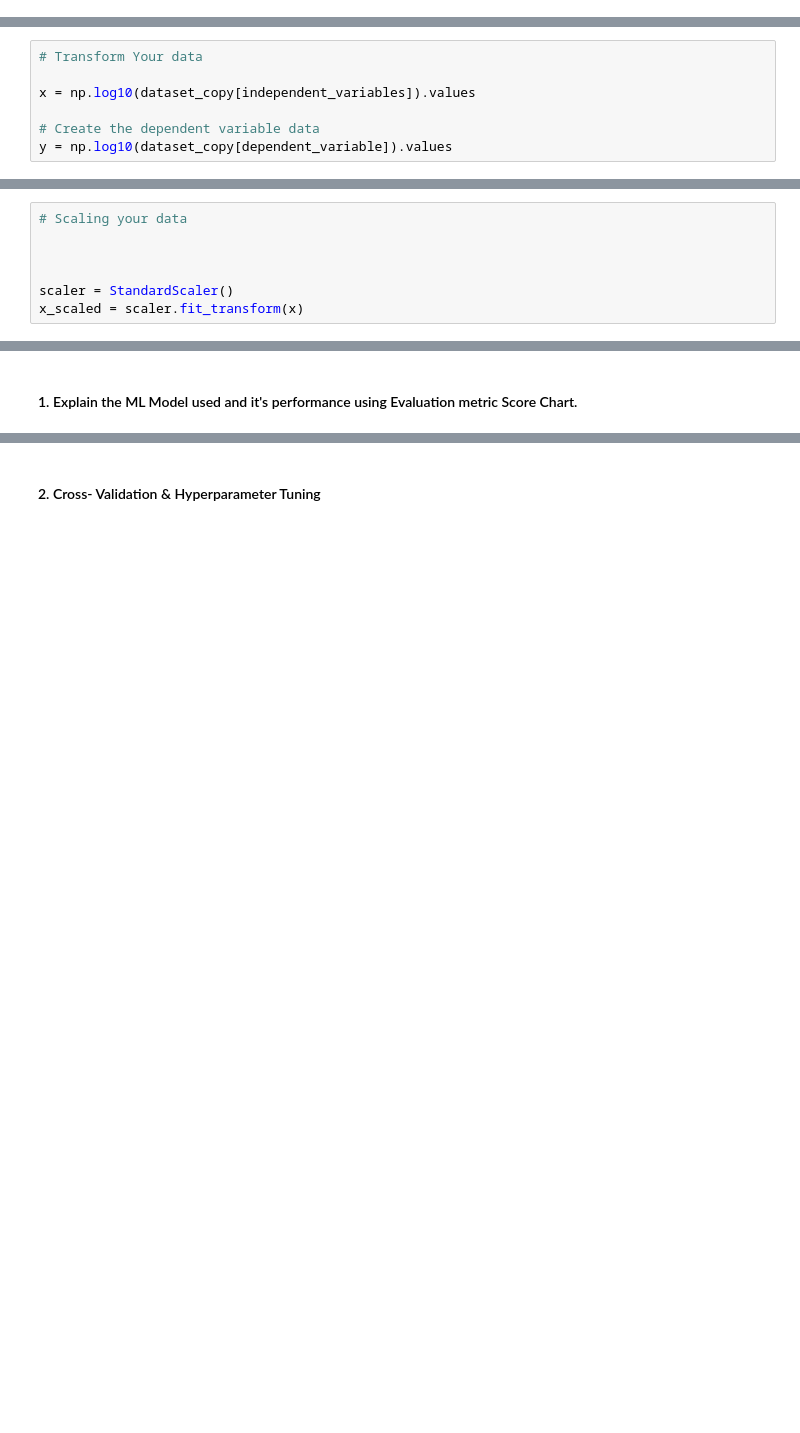
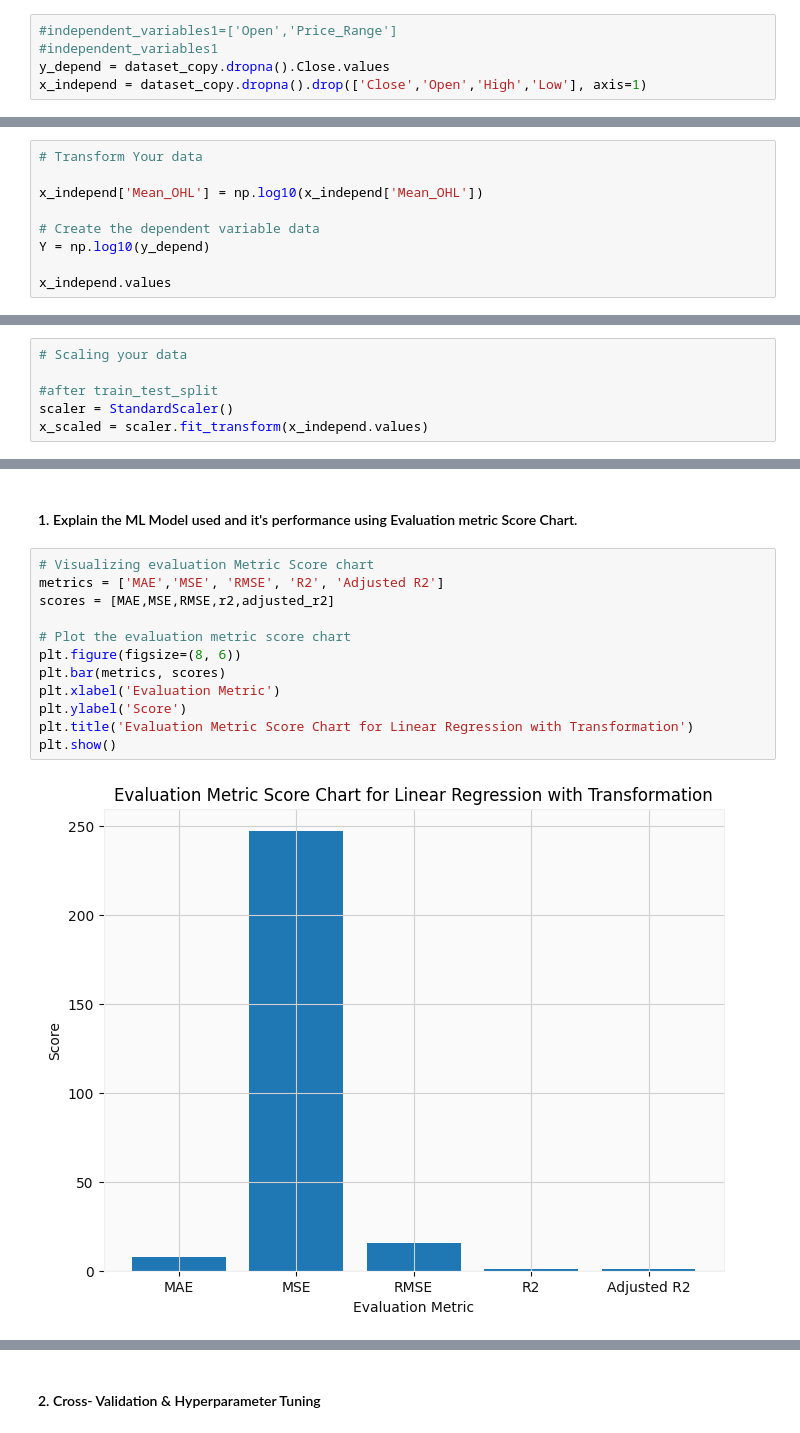
Before and after one commit to subhashsomarouthu/Yes_Bank_Stock_Closing_Price_Prediction, a Jupyter notebook: Yes_Bank_Stock_Closing_Price_prediction.ipynb, the cells around one changed output, grey strips where cells are left out. Cells and saved outputs as stored; diff of their text form; blank space fills up the shorter version.

```diff
--- a/Yes_Bank_Stock_Closing_Price_prediction.ipynb
+++ b/Yes_Bank_Stock_Closing_Price_prediction.ipynb
@@ -1053,3 +1053,8 @@ independent_variables
+# %%
+#independent_variables1=['Open','Price_Range']
+#independent_variables1
+y_depend = dataset_copy.dropna().Close.values
+x_independ = dataset_copy.dropna().drop(['Close','Open','High','Low'], axis=1)
 # %%
 dependent_variable
 # %% [output]
@@ -1067,7 +1082,9 @@ Yes,independent variables and dependent variables have skeweness. I have used lo
 # %%
 # Transform Your data
 
-x = np.log10(dataset_copy[independent_variables]).values
+x_independ['Mean_OHL'] = np.log10(x_independ['Mean_OHL'])
 
 # Create the dependent variable data
-y = np.log10(dataset_copy[dependent_variable]).values
+Y = np.log10(y_depend)
+
+x_independ.values
@@ -1076,7 +1113,6 @@ y = np.log10(dataset_copy[dependent_variable]).values
 # %%
 # Scaling your data
 
-
-
+#after train_test_split
 scaler = StandardScaler()
-x_scaled = scaler.fit_transform(x)
+x_scaled = scaler.fit_transform(x_independ.values)
@@ -1156,2 +1276,16 @@ Adjusted R2 :  0.9987787447627074
 # %% [markdown]
 #### 1. Explain the ML Model used and it's performance using Evaluation metric Score Chart.
+# %%
+# Visualizing evaluation Metric Score chart
+metrics = ['MAE','MSE', 'RMSE', 'R2', 'Adjusted R2']
+scores = [MAE,MSE,RMSE,r2,adjusted_r2]
+
+# Plot the evaluation metric score chart
+plt.figure(figsize=(8, 6))
+plt.bar(metrics, scores)
+plt.xlabel('Evaluation Metric')
+plt.ylabel('Score')
+plt.title('Evaluation Metric Score Chart for Linear Regression with Transformation')
+plt.show()
+# %% [output]
+[figure, added]
```
Also changed, not shown: parts of 156 cells of this notebook.
